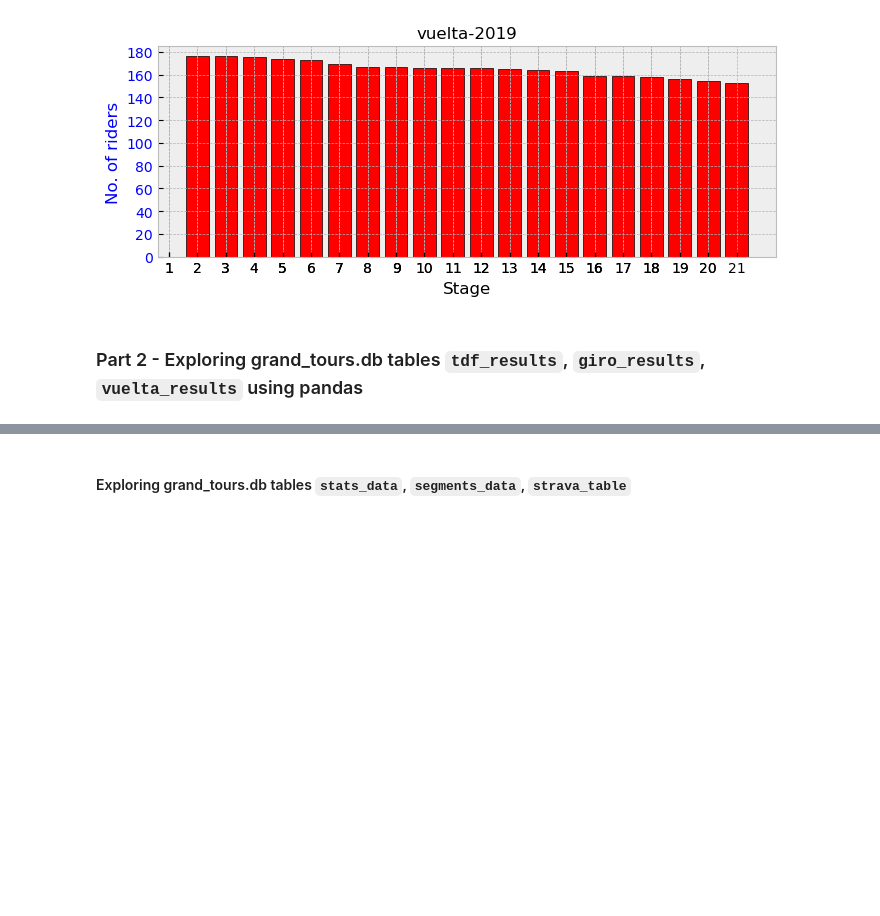
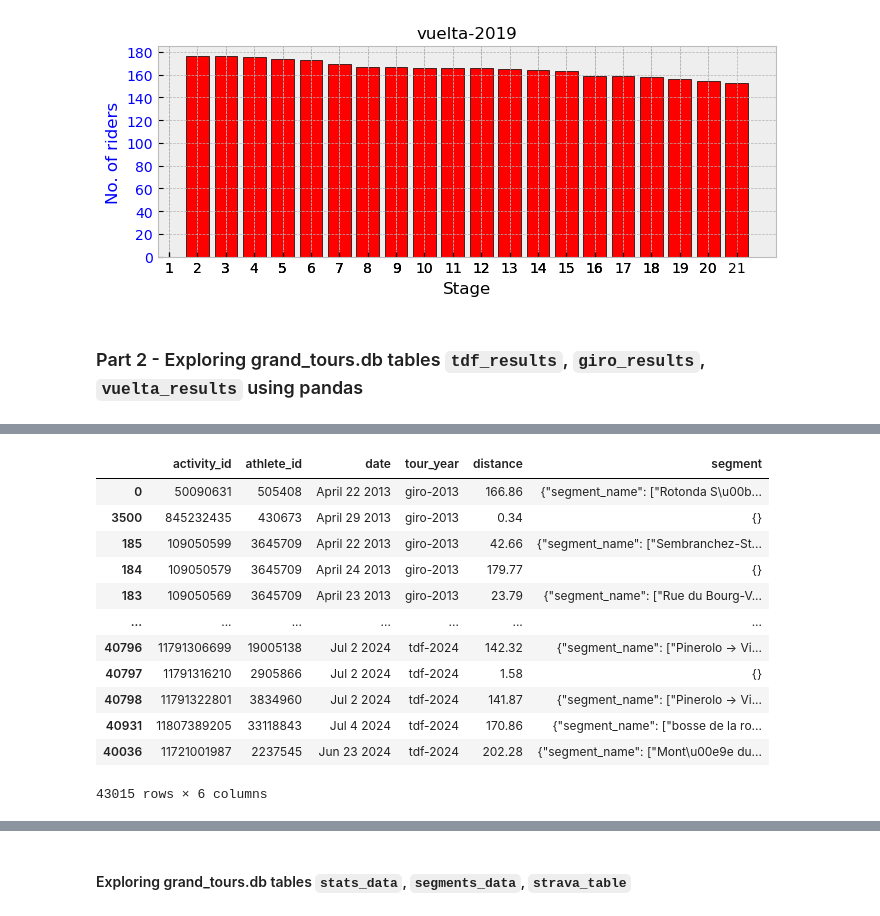
Before and after one commit to heineborell/grand_tours, a Jupyter notebook: notebooks/gt_eda.ipynb, the cells around one changed output, grey strips where cells are left out. Saved outputs shown, nothing was run; the diff lists cells and outputs as text; code cells hidden in the pictures; blank space fills up the shorter version.

```diff
--- a/notebooks/gt_eda.ipynb
+++ b/notebooks/gt_eda.ipynb
@@ -215,8 +214,6 @@ get_summary_of_specific_tour_year(gt_db_path, "vuelta_results",2019)
 [figure]
 # %% [markdown]
 ### Part 2 - Exploring grand_tours.db tables <code>tdf_results</code>, <code>giro_results</code>, <code>vuelta_results</code>  using pandas
-# %%
-gt_db_path = "data/grand_tours.db"
 # %%
 conn = sqlite3.connect(gt_db_path)
 # table_name = "tdf_results"
@@ -234,5 +247,19 @@ gt_df.head(10)
 # %%
-gt_df.sort_values('year')
+gt_df.sort_values('tour_year')
+# %% [output]
+|  | activity_id | athlete_id | date | tour_year | distance | segment |
+| 0 | 50090631 | 505408 | April 22 2013 | giro-2013 | 166.86 | {"segment_name": ["Rotonda S\u00b... |
+| 3500 | 845232435 | 430673 | April 29 2013 | giro-2013 | 0.34 | {} |
+| 185 | 109050599 | 3645709 | April 22 2013 | giro-2013 | 42.66 | {"segment_name": ["Sembranchez-St... |
+| 184 | 109050579 | 3645709 | April 24 2013 | giro-2013 | 179.77 | {} |
+| 183 | 109050569 | 3645709 | April 23 2013 | giro-2013 | 23.79 | {"segment_name": ["Rue du Bourg-V... |
+| ... | ... | ... | ... | ... | ... | ... |
+| 40796 | 11791306699 | 19005138 | Jul 2 2024 | tdf-2024 | 142.32 | {"segment_name": ["Pinerolo -> Vi... |
+| 40797 | 11791316210 | 2905866 | Jul 2 2024 | tdf-2024 | 1.58 | {} |
+| 40798 | 11791322801 | 3834960 | Jul 2 2024 | tdf-2024 | 141.87 | {"segment_name": ["Pinerolo -> Vi... |
+| 40931 | 11807389205 | 33118843 | Jul 4 2024 | tdf-2024 | 170.86 | {"segment_name": ["bosse de la ro... |
+| 40036 | 11721001987 | 2237545 | Jun 23 2024 | tdf-2024 | 202.28 | {"segment_name": ["Mont\u00e9e du... |
+43015 rows × 6 columns
 # %%
 ## Function to plot the stage-distane and the average-winning-speed for a specific stage
 def plot_year_vs_distance_and_speed(db_path,table_name):
```
Also changed, not shown: parts of 9 cells of this notebook, 32 other files.
